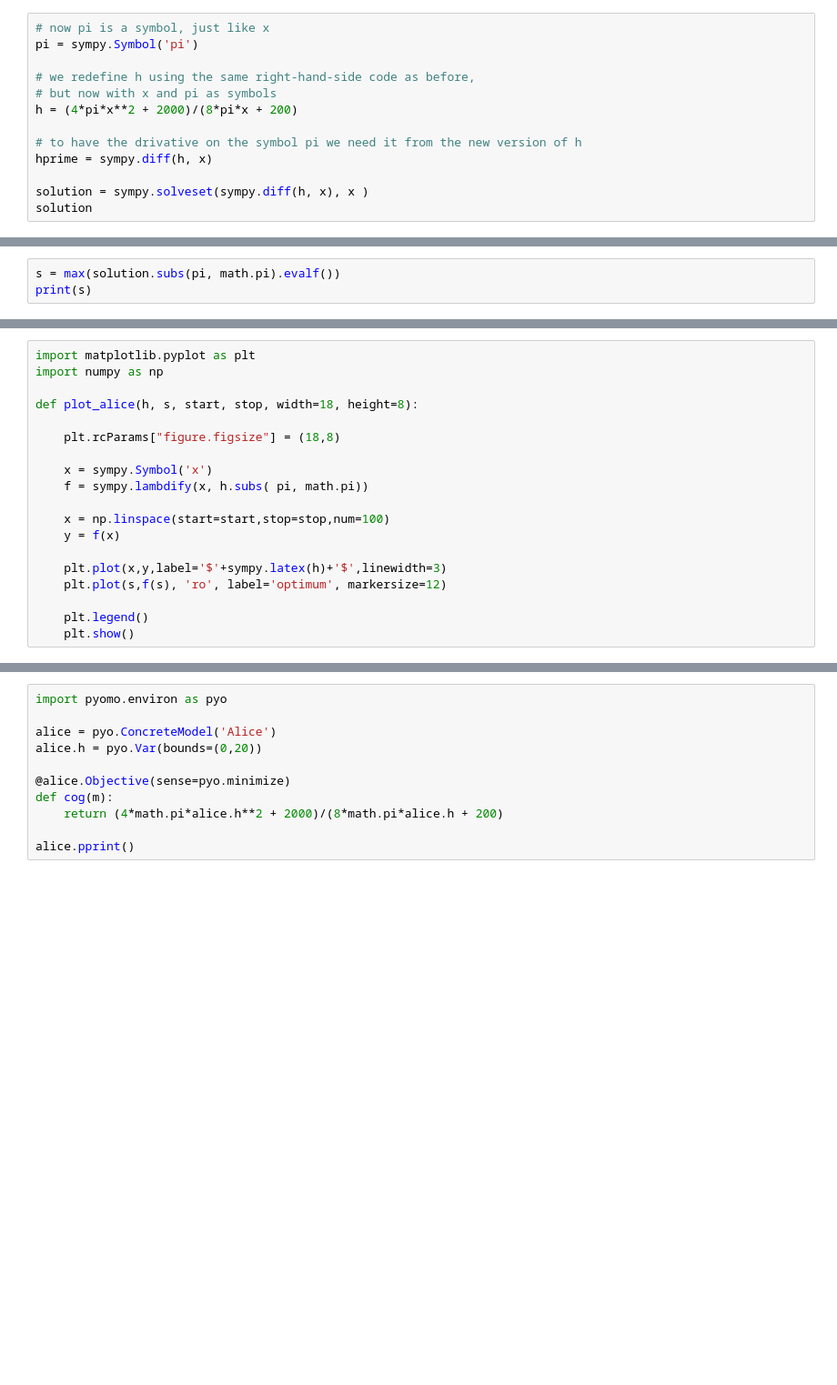
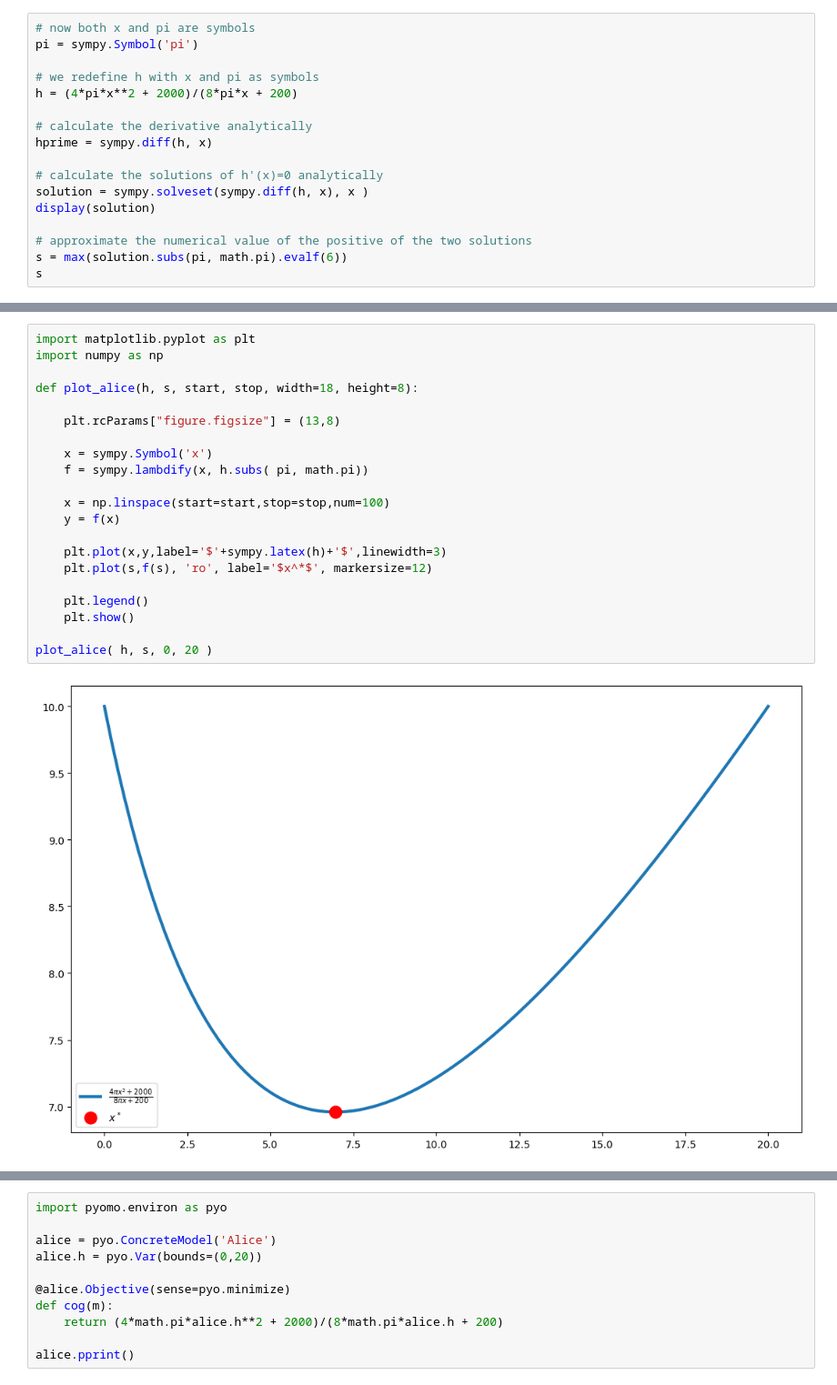
Before and after one commit to mobook/MO-book, a Jupyter notebook: notebooks/01/alice-rose.ipynb, the cells around one changed output, grey strips where cells are left out. Shown: that part at 91% size. Saved outputs shown, nothing was run; the diff lists cells and outputs as text; blank space fills up the shorter version.

```diff
--- a/notebooks/01/alice-rose.ipynb
+++ b/notebooks/01/alice-rose.ipynb
@@ -98,15 +83,19 @@ Since $h^{\prime\prime}(\text{opt}) > 0$ it is indeed a (local) **minimum**.
 # %%
-# now pi is a symbol, just like x
+# now both x and pi are symbols
 pi = sympy.Symbol('pi')
 
-# we redefine h using the same right-hand-side code as before,
-# but now with x and pi as symbols
+# we redefine h with x and pi as symbols
 h = (4*pi*x**2 + 2000)/(8*pi*x + 200)
 
-# to have the drivative on the symbol pi we need it from the new version of h
+# calculate the derivative analytically
 hprime = sympy.diff(h, x)
 
+# calculate the solutions of h'(x)=0 analytically
 solution = sympy.solveset(sympy.diff(h, x), x )
-solution
+display(solution)
+
+# approximate the numerical value of the positive of the two solutions
+s = max(solution.subs(pi, math.pi).evalf(6))
+s
 # %% [output]
 $\displaystyle \left\{\frac{- 5 \sqrt{5} \sqrt{4 \pi + 5} - 25}{\pi}, \frac{5 \sqrt{5} \sqrt{4 \pi + 5} - 25}{\pi}\right\}$
@@ -115,3 +102,0 @@ $\displaystyle \left\{\frac{- 5 \sqrt{5} \sqrt{4 \pi + 5} - 25}{\pi}, \frac{5 \s
-# %%
-s = max(solution.subs(pi, math.pi).evalf())
-print(s)
@@ -122,19 +105,23 @@ print(s)
 # %%
 import matplotlib.pyplot as plt
 import numpy as np
 
 def plot_alice(h, s, start, stop, width=18, height=8):
 
-    plt.rcParams["figure.figsize"] = (18,8)
+    plt.rcParams["figure.figsize"] = (13,8)
 
     x = sympy.Symbol('x')
     f = sympy.lambdify(x, h.subs( pi, math.pi))
 
     x = np.linspace(start=start,stop=stop,num=100)
     y = f(x)
 
     plt.plot(x,y,label='$'+sympy.latex(h)+'$',linewidth=3)
-    plt.plot(s,f(s), 'ro', label='optimum', markersize=12)
+    plt.plot(s,f(s), 'ro', label='$x^*$', markersize=12)
 
     plt.legend()
     plt.show()
+
+plot_alice( h, s, 0, 20 )
+# %% [output]
+[figure, added]
```
Also changed, not shown: parts of 30 cells of this notebook, 2 other files.
